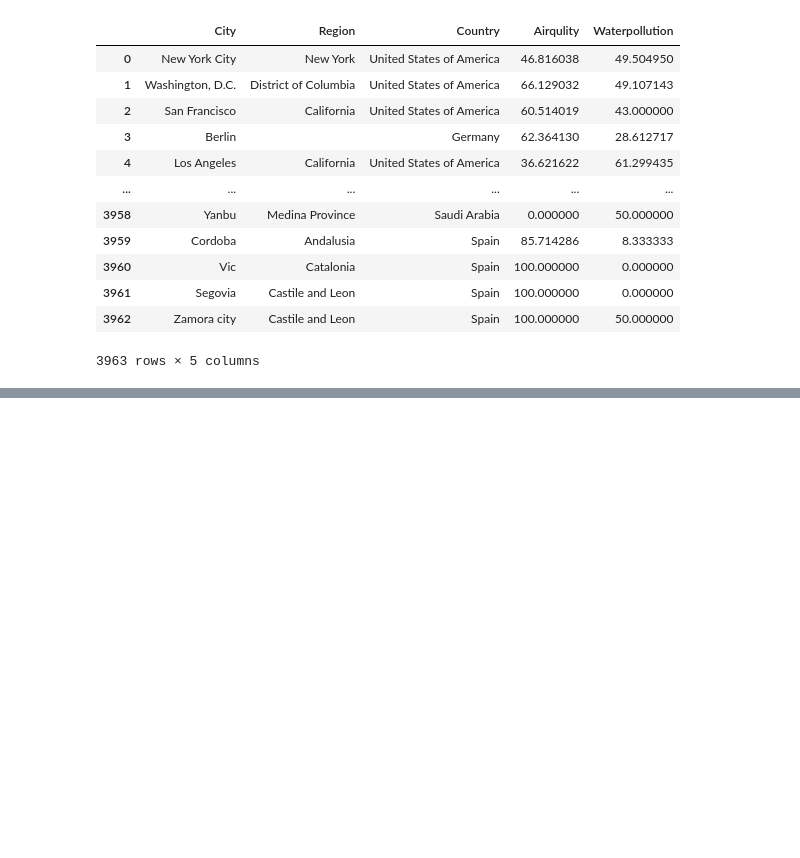
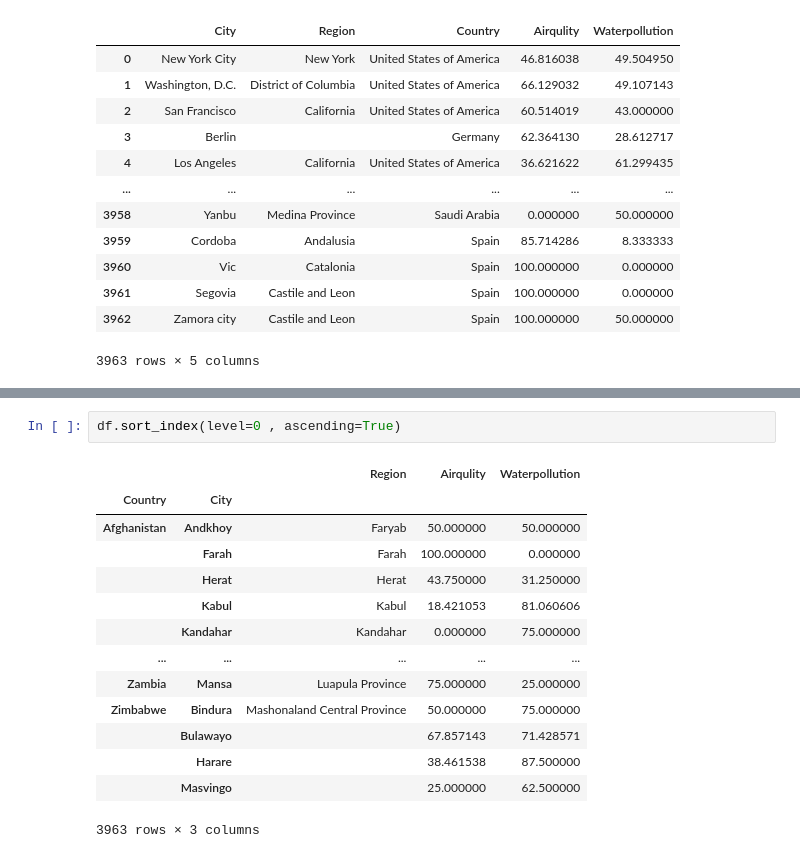
Before and after one commit to Rakhimovvv/Malumotlarni-uyg-unlashtirish-ulash-va-qayta-tiklash, a Jupyter notebook: Untitled32.ipynb, the cells around one changed output, grey strips where cells are left out. Saved outputs shown, nothing was run; the diff lists cells and outputs as text; blank space fills up the shorter version.

```diff
--- a/Untitled32.ipynb
+++ b/Untitled32.ipynb
@@ -167,0 +209,17 @@ df1.loc['Uzbekistan']
+# %%
+df.sort_index(level=0 , ascending=True)
+# %% [output]
+|  |  | Region | Airqulity | Waterpollution |
+| Country | City |  |  |  |
+| Afghanistan | Andkhoy | Faryab | 50.000000 | 50.000000 |
+|  | Farah | Farah | 100.000000 | 0.000000 |
+|  | Herat | Herat | 43.750000 | 31.250000 |
+|  | Kabul | Kabul | 18.421053 | 81.060606 |
+|  | Kandahar | Kandahar | 0.000000 | 75.000000 |
+| ... | ... | ... | ... | ... |
+| Zambia | Mansa | Luapula Province | 75.000000 | 25.000000 |
+| Zimbabwe | Bindura | Mashonaland Central Province | 50.000000 | 75.000000 |
+|  | Bulawayo |  | 67.857143 | 71.428571 |
+|  | Harare |  | 38.461538 | 87.500000 |
+|  | Masvingo |  | 25.000000 | 62.500000 |
+3963 rows × 3 columns
```
Also changed, not shown: parts of 5 cells of this notebook.
